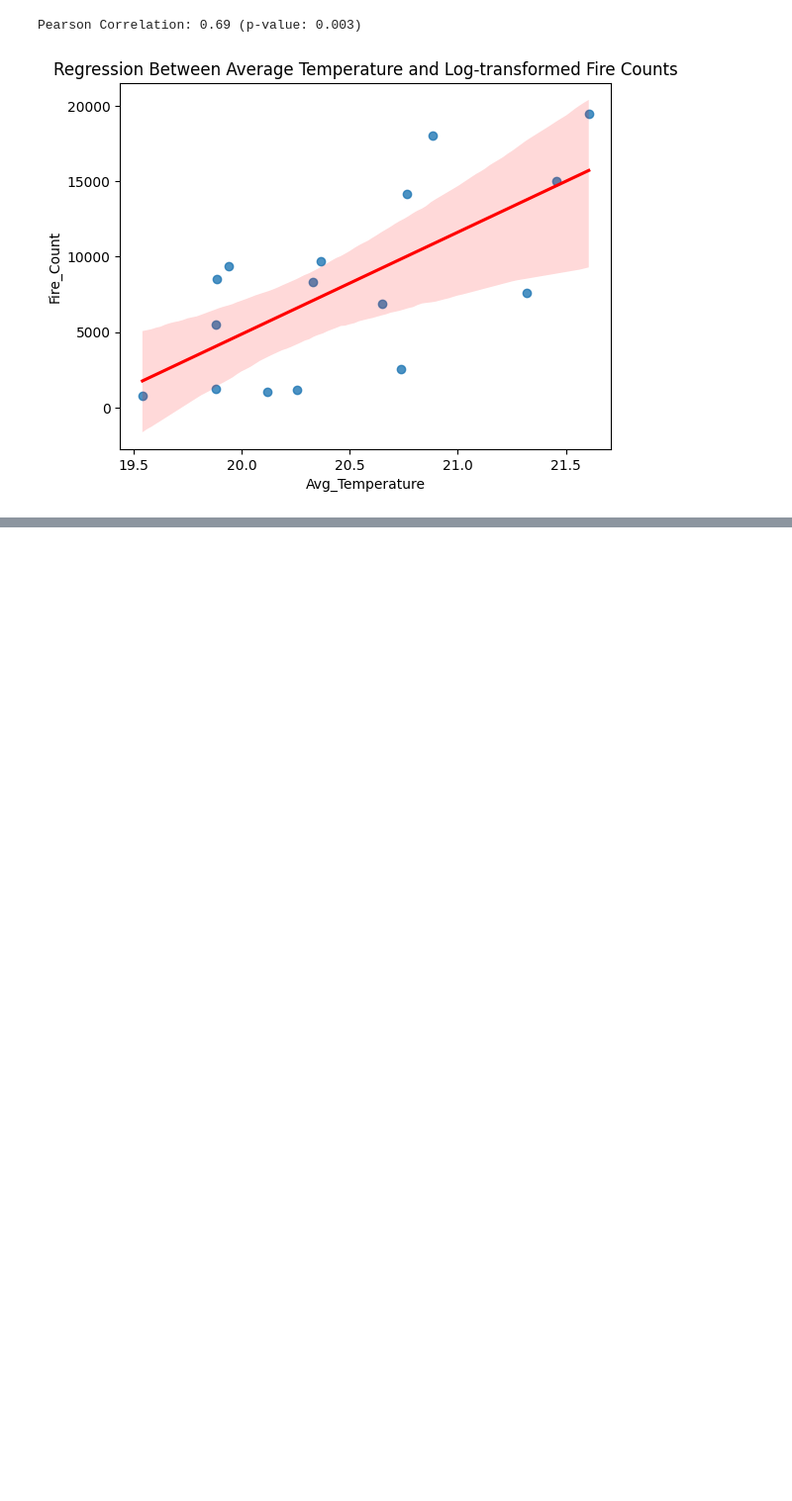
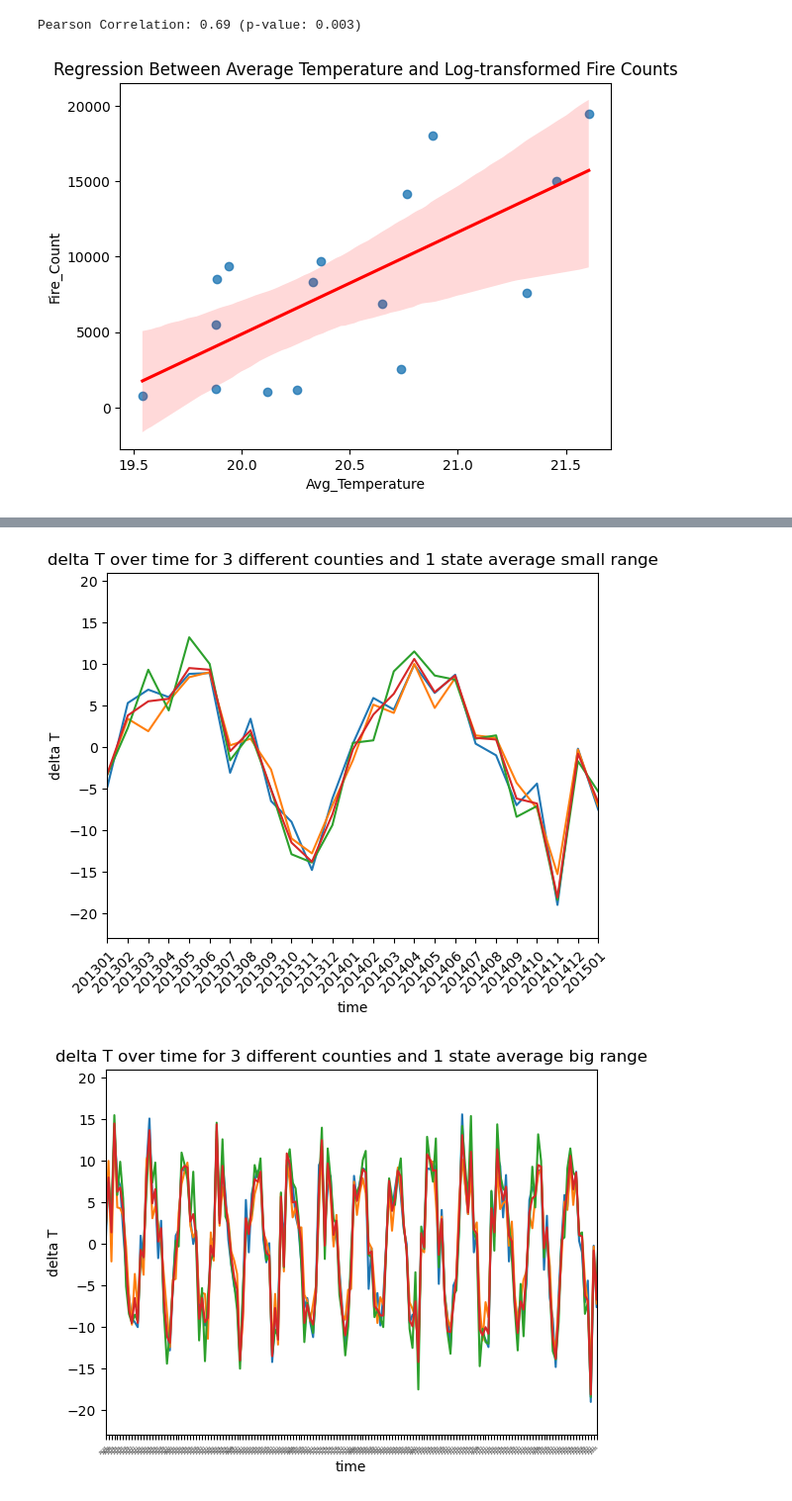
Before and after one commit to J0bster/forestfires_usa, a Jupyter notebook: plot.ipynb, the cells around one changed output, grey strips where cells are left out. Shown at 99% size. Saved outputs shown, nothing was run; the diff lists cells and outputs as text; code cells hidden in the pictures; blank space fills up the shorter version.

Commit message:
added delta T to plot file, and new location for Co2 data clean

```diff
--- a/plot.ipynb
+++ b/plot.ipynb
@@ -354,0 +354,59 @@ NameError: name 'sc' is not defined
+# %%
+#checking wether temperature difference is the same over entire state
+
+#reading fires csv
+df_fire = pd.read_csv("dataset/texas_fires_drought.csv")
+
+#reading drought csv and creating new columns for eacht year, day and month
+df_drought = pd.read_csv("dataset/drought_county_tx.csv")
+df_drought["MapDate"] = df_drought["MapDate"].astype(str)
+df_drought["year"] = df_drought["MapDate"].str.slice(0, 4)
+df_drought["month"] = df_drought["MapDate"].str.slice(4,6) # the date values are now string!!!
+df_drought["day"] = df_drought["MapDate"].str.slice(6,8)
+
+# creating df of average TX and three seperated counties within texas
+df_texas = pd.read_csv("dataset/texas_meanT.csv", header = 4)
+df_pecos = pd.read_csv("dataset/pecos_meanT.csv", header = 4)
+df_harris = pd.read_csv("dataset/harris_meanT.csv", header = 4)
+df_floyd = pd.read_csv("dataset/floyd_meanT.csv", header = 4)
+
+#creating delta T df's
+df_texas["delta"] = df_texas["Value"].diff()
+df_pecos["delta"] = df_pecos["Value"].diff()
+df_harris["delta"] = df_harris["Value"].diff()
+df_floyd["delta"] = df_floyd["Value"].diff()
+
+df_pecos["Date"] =  df_pecos["Date"].astype(str)
+df_harris["Date"] =  df_harris["Date"].astype(str)
+df_floyd["Date"] =  df_floyd["Date"].astype(str)
+df_texas["Date"] =  df_texas["Date"].astype(str)
+
+#plotting each
+plt.plot(df_texas["Date"], df_pecos["delta"])
+plt.plot(df_texas["Date"], df_harris["delta"])
+plt.plot(df_texas["Date"], df_floyd["delta"])
+plt.plot(df_texas["Date"], df_texas["delta"])
+
+plt.title("delta T over time for 3 different counties and 1 state average small range")
+plt.xlabel("time")
+plt.xticks(df_texas["Date"], labels=df_texas["Date"], rotation=45, rotation_mode="anchor", ha="right", size = 10)
+plt.xlim("201301", "201501")
+plt.ylabel("delta T")
+plt.show()
+
+
+#plotting again but zoomed out
+plt.plot(df_texas["Date"], df_pecos["delta"])
+plt.plot(df_texas["Date"], df_harris["delta"])
+plt.plot(df_texas["Date"], df_floyd["delta"])
+plt.plot(df_texas["Date"], df_texas["delta"])
+
+plt.title("delta T over time for 3 different counties and 1 state average big range")
+plt.xlabel("time")
+plt.xticks(df_texas["Date"], labels=df_texas["Date"], rotation=45, rotation_mode="anchor", ha="right", size = 2)
+plt.xlim("200101", "201501")
+plt.ylabel("delta T")
+plt.show()
+# %% [output]
+[figure, added]
+[figure, added]
```
Also changed, not shown: parts of 1 cell of this notebook, 2 other files.
